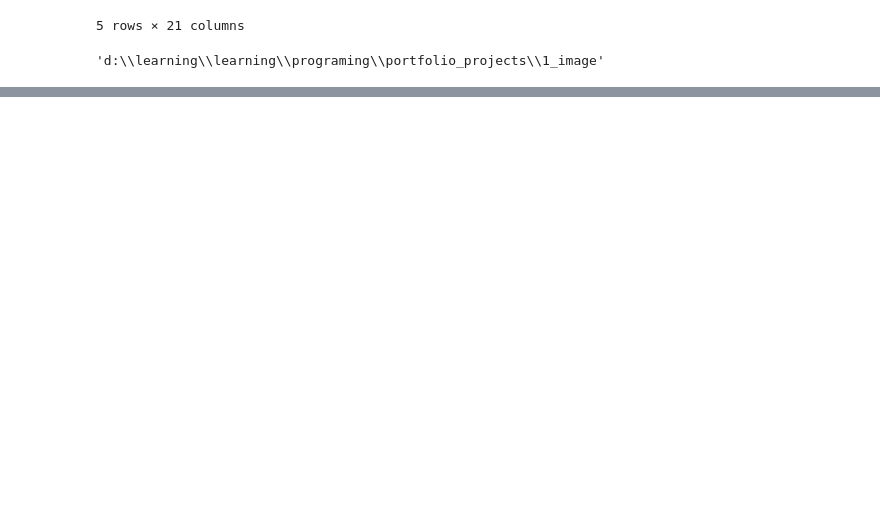
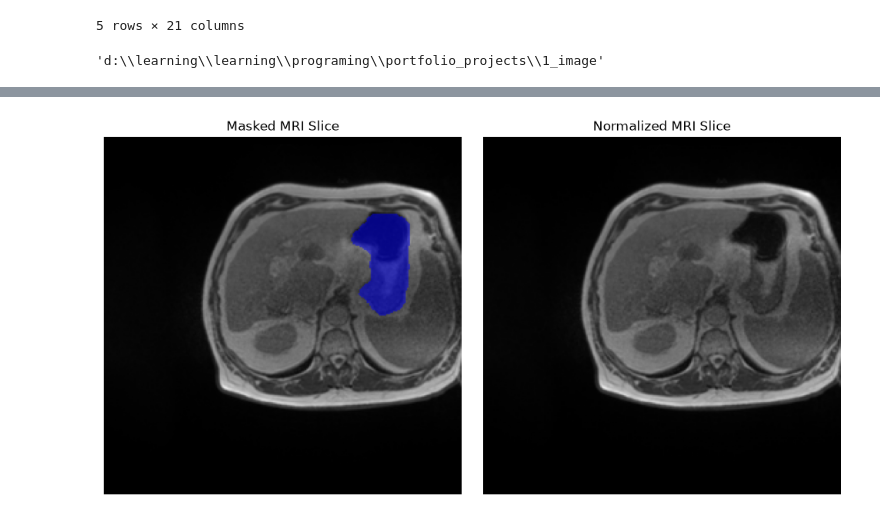
Before and after one commit to Vital-ar/MRI-segmentation-project, a Jupyter notebook: exploritary/optuna_exp.ipynb, the cells around one changed output, grey strips where cells are left out. Saved outputs shown, nothing was run; the diff lists cells and outputs as text; code cells hidden in the pictures; blank space fills up the shorter version.

```diff
--- a/exploritary/optuna_exp.ipynb
+++ b/exploritary/optuna_exp.ipynb
@@ -99,0 +101,2 @@ ent.__getattribute__('accelerator')
+# %%
+model = MRIModule.load_from_checkpoint('mod.ckpt', weights_only = False)
@@ -99,0 +121,14 @@ ent.__getattribute__('accelerator')
+# %%
+dataset = MRIDataset(TEST_CSV, 0, v2.Compose([
+            v2.Resize(256),
+            v2.CenterCrop(256)
+            ])
+        )
+# %%
+model.eval()
+with torch.no_grad():
+    inp, mask = dataset[120]
+
+    inp_batch = torch.unsqueeze(inp, 0)
+    pred = model(inp_batch)
+    pred = torch.sigmoid(pred)
@@ -99,0 +139,4 @@ ent.__getattribute__('accelerator')
+# %%
+show_mask_img_from_tensor(inp[1], mask, alpha=0.5)
+# %% [output]
+[figure, added]
```
Also changed, not shown: parts of 25 cells of this notebook, 9 other files.
